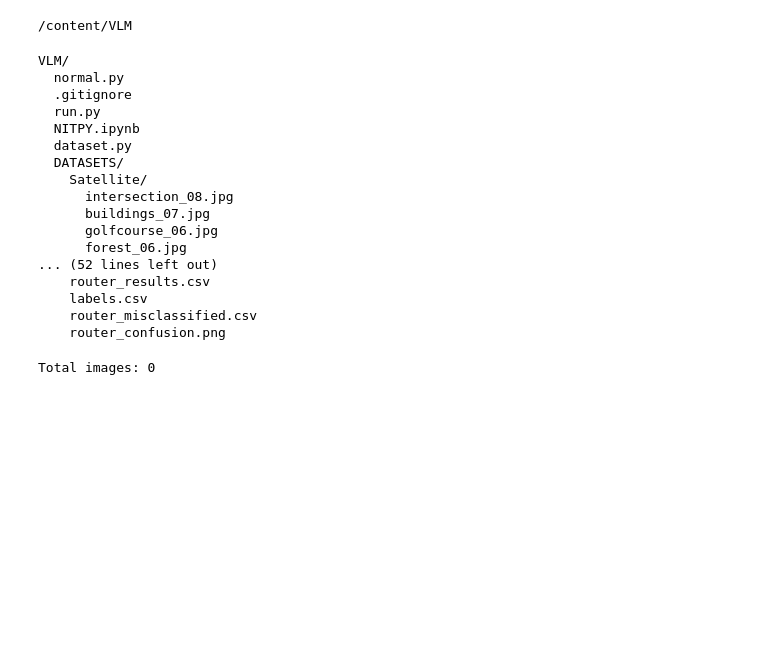
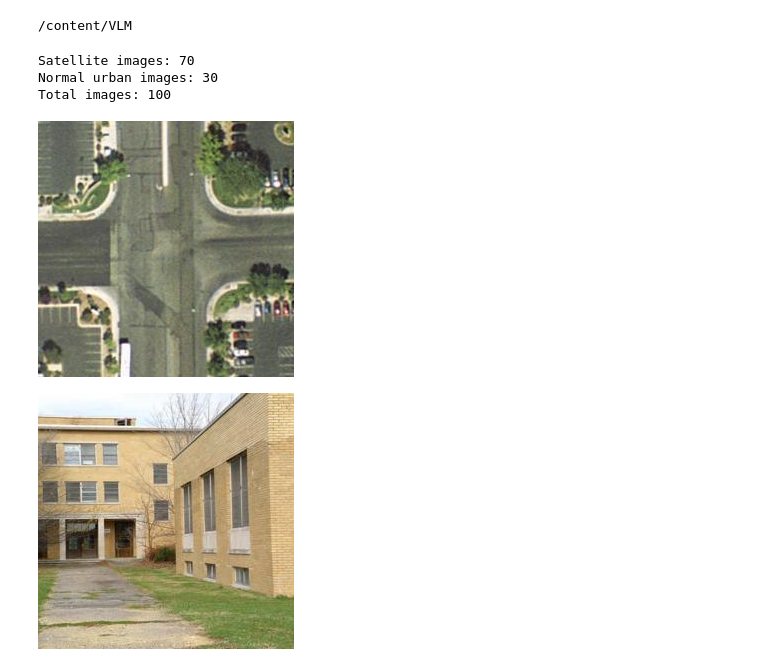
Before and after one commit to vikramsimha2510/VLM, a Jupyter notebook: NITPY.ipynb, the cells around one changed output. Drawn from its saved outputs; the diff is of its cells as text; code cells hidden in the pictures; blank space fills up the shorter version.

```diff
--- a/NITPY.ipynb
+++ b/NITPY.ipynb
@@ -14,50 +14,34 @@ Resolving deltas: 100% (5/5), done.
 %cd /content/VLM
 # %% [output]
 /content/VLM
-# %%
-import os
-
-for root, dirs, files in os.walk("/content/VLM"):
-    level = root.replace("/content/VLM", "").count(os.sep)
-
-    if level > 3:
-        dirs[:] = []
-        continue
-
-    print("  " * level + os.path.basename(root) + "/")
-
-    for file in files[:10]:
-        print("  " * (level + 1) + file)
-# %% [output]
-VLM/
-  normal.py
-  .gitignore
-  run.py
-  NITPY.ipynb
-  dataset.py
-  DATASETS/
-    Satellite/
-      intersection_08.jpg
-      buildings_07.jpg
-      golfcourse_06.jpg
-      forest_06.jpg
-... (52 lines left out)
-    router_results.csv
-    labels.csv
-    router_misclassified.csv
-    router_confusion.png
-# %%
-from pathlib import Path
-from PIL import Image
-
-dataset_path = Path("/content/VLM/UCM_50_Images")
-
-images = list(dataset_path.rglob("*.jpg"))
-
-print("Total images:", len(images))
-
-if images:
-    image = Image.open(images[0])
-    display(image)
-# %% [output]
-Total images: 0
+# %%
+
+from pathlib import Path
+from PIL import Image
+from IPython.display import display
+
+# Actual GitHub dataset locations
+satellite_path = Path("/content/VLM/DATASETS/Satellite")
+normal_path = Path("/content/VLM/DATASETS/Normal_Urban")
+
+# Find images
+satellite_images = list(satellite_path.rglob("*.jpg"))
+normal_images = list(normal_path.rglob("*.jpg"))
+
+print("Satellite images:", len(satellite_images))
+print("Normal urban images:", len(normal_images))
+print("Total images:", len(satellite_images) + len(normal_images))
+
+# Display one satellite image
+if satellite_images:
+    display(Image.open(satellite_images[0]))
+
+# Display one normal urban image
+if normal_images:
+    display(Image.open(normal_images[0]))
+# %% [output]
+Satellite images: 70
+Normal urban images: 30
+Total images: 100
+[figure, added]
+[figure, added]
```
Also changed, not shown: parts of 1 cell of this notebook.
